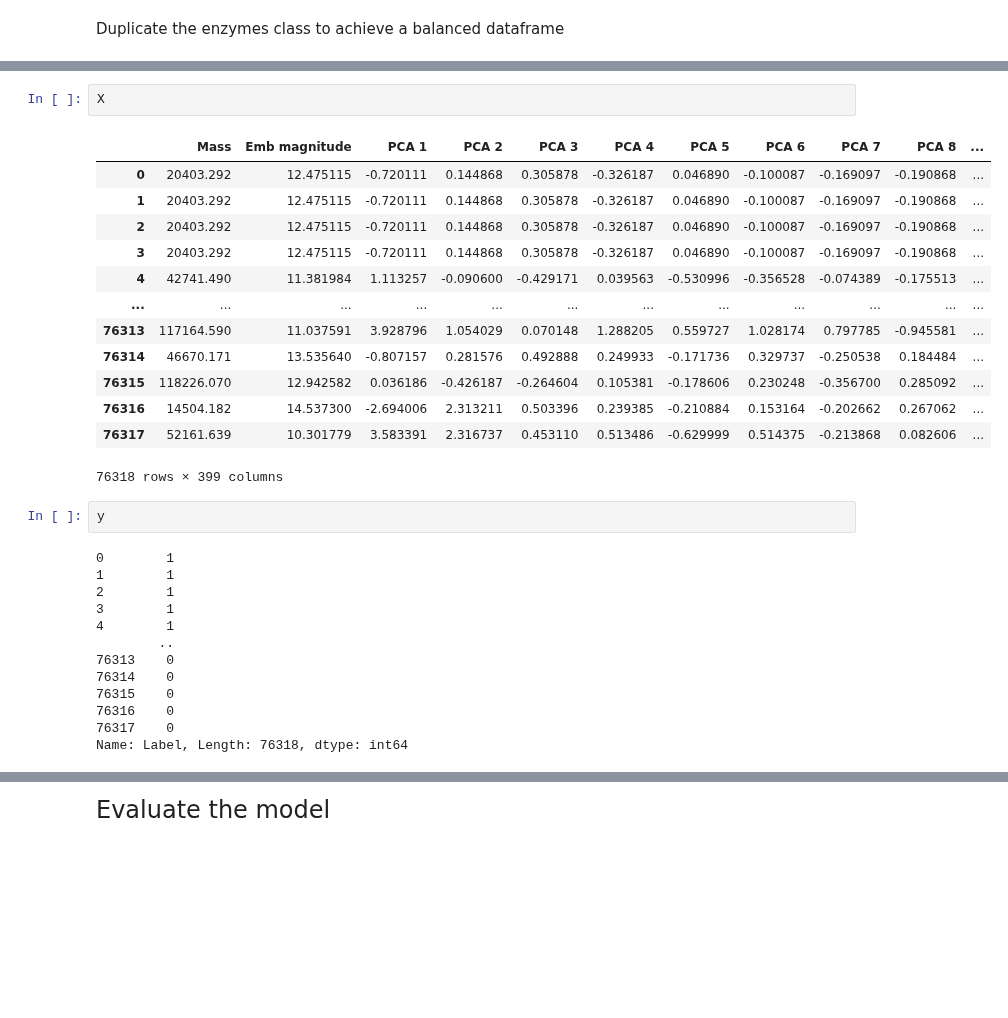
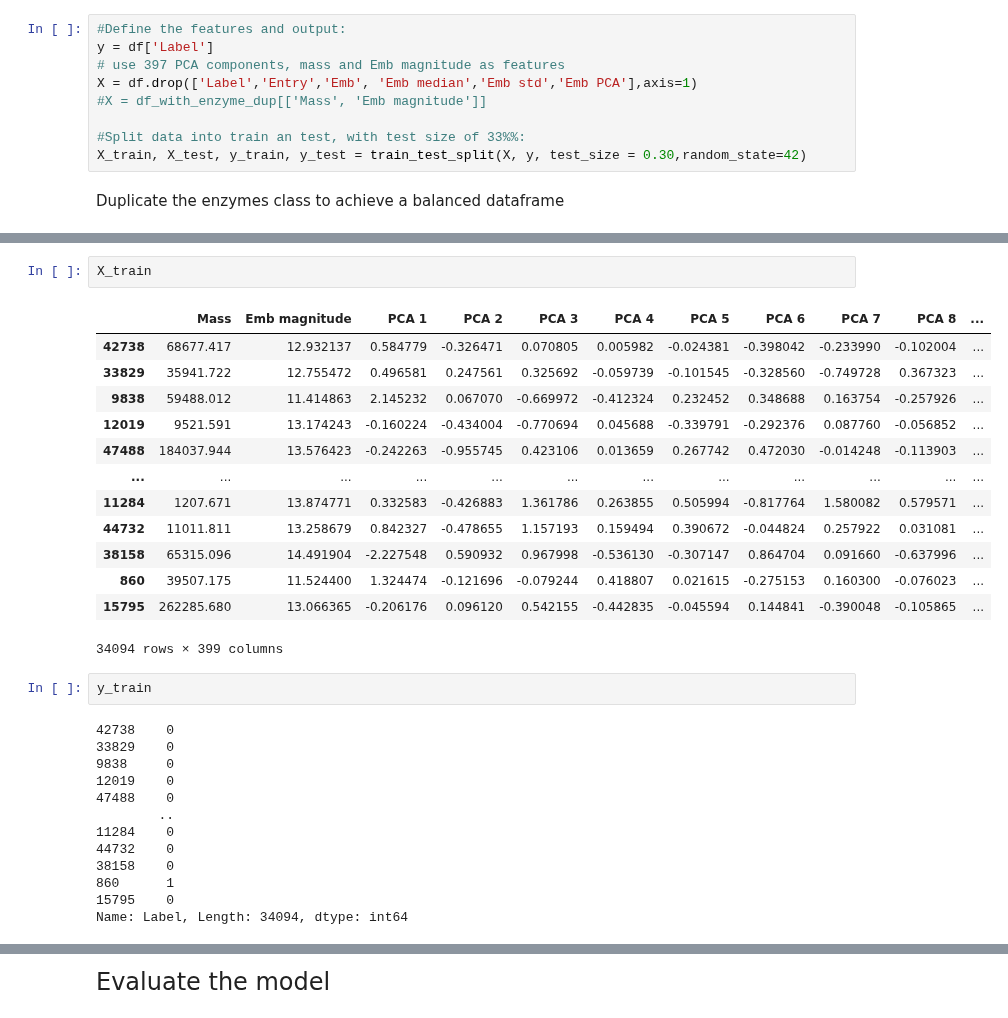
Before and after one commit to github4touchdouble/nnet-enzyme, a Jupyter notebook: random_forest/RandomForest_esm2.ipynb, the cells around one changed output, grey strips where cells are left out. Cells and saved outputs as stored; diff of their text form; blank space fills up the shorter version.

```diff
--- a/random_forest/RandomForest_esm2.ipynb
+++ b/random_forest/RandomForest_esm2.ipynb
@@ -324,2 +345,11 @@ df.to_csv(r'/home/trucbui/PBLGit/random_forest/split30_and_non_enzymes_with_esm2
+# %%
+#Define the features and output:
+y = df['Label']
+# use 397 PCA components, mass and Emb magnitude as features
+X = df.drop(['Label','Entry','Emb', 'Emb median','Emb std','Emb PCA'],axis=1)
+#X = df_with_enzyme_dup[['Mass', 'Emb magnitude']]
+
+#Split data into train an test, with test size of 33%%:
+X_train, X_test, y_train, y_test = train_test_split(X, y, test_size = 0.30,random_state=42)
 # %% [markdown]
 Duplicate the enzymes class to achieve a balanced dataframe
@@ -426,31 +356,31 @@ X_train, X_test, y_train, y_test = train_test_split(X, y, test_size = 0.30)
-# %%
-X
-# %% [output]
-|  | Mass | Emb magnitude | PCA 1 | PCA 2 | PCA 3 | PCA 4 | PCA 5 | PCA 6 | PCA 7 | PCA 8 | ... |
-| 0 | 20403.292 | 12.475115 | -0.720111 | 0.144868 | 0.305878 | -0.326187 | 0.046890 | -0.100087 | -0.169097 | -0.190868 | ... |
-| 1 | 20403.292 | 12.475115 | -0.720111 | 0.144868 | 0.305878 | -0.326187 | 0.046890 | -0.100087 | -0.169097 | -0.190868 | ... |
-| 2 | 20403.292 | 12.475115 | -0.720111 | 0.144868 | 0.305878 | -0.326187 | 0.046890 | -0.100087 | -0.169097 | -0.190868 | ... |
-| 3 | 20403.292 | 12.475115 | -0.720111 | 0.144868 | 0.305878 | -0.326187 | 0.046890 | -0.100087 | -0.169097 | -0.190868 | ... |
-| 4 | 42741.490 | 11.381984 | 1.113257 | -0.090600 | -0.429171 | 0.039563 | -0.530996 | -0.356528 | -0.074389 | -0.175513 | ... |
-| ... | ... | ... | ... | ... | ... | ... | ... | ... | ... | ... | ... |
-| 76313 | 117164.590 | 11.037591 | 3.928796 | 1.054029 | 0.070148 | 1.288205 | 0.559727 | 1.028174 | 0.797785 | -0.945581 | ... |
-| 76314 | 46670.171 | 13.535640 | -0.807157 | 0.281576 | 0.492888 | 0.249933 | -0.171736 | 0.329737 | -0.250538 | 0.184484 | ... |
-| 76315 | 118226.070 | 12.942582 | 0.036186 | -0.426187 | -0.264604 | 0.105381 | -0.178606 | 0.230248 | -0.356700 | 0.285092 | ... |
-| 76316 | 14504.182 | 14.537300 | -2.694006 | 2.313211 | 0.503396 | 0.239385 | -0.210884 | 0.153164 | -0.202662 | 0.267062 | ... |
-| 76317 | 52161.639 | 10.301779 | 3.583391 | 2.316737 | 0.453110 | 0.513486 | -0.629999 | 0.514375 | -0.213868 | 0.082606 | ... |
-76318 rows × 399 columns
-# %%
-y
-# %% [output]
-0        1
-1        1
-2        1
-3        1
-4        1
-        ..
-76313    0
-76314    0
-76315    0
-76316    0
-76317    0
-Name: Label, Length: 76318, dtype: int64
+# %%
+X_train
+# %% [output]
+|  | Mass | Emb magnitude | PCA 1 | PCA 2 | PCA 3 | PCA 4 | PCA 5 | PCA 6 | PCA 7 | PCA 8 | ... |
+| 42738 | 68677.417 | 12.932137 | 0.584779 | -0.326471 | 0.070805 | 0.005982 | -0.024381 | -0.398042 | -0.233990 | -0.102004 | ... |
+| 33829 | 35941.722 | 12.755472 | 0.496581 | 0.247561 | 0.325692 | -0.059739 | -0.101545 | -0.328560 | -0.749728 | 0.367323 | ... |
+| 9838 | 59488.012 | 11.414863 | 2.145232 | 0.067070 | -0.669972 | -0.412324 | 0.232452 | 0.348688 | 0.163754 | -0.257926 | ... |
+| 12019 | 9521.591 | 13.174243 | -0.160224 | -0.434004 | -0.770694 | 0.045688 | -0.339791 | -0.292376 | 0.087760 | -0.056852 | ... |
+| 47488 | 184037.944 | 13.576423 | -0.242263 | -0.955745 | 0.423106 | 0.013659 | 0.267742 | 0.472030 | -0.014248 | -0.113903 | ... |
+| ... | ... | ... | ... | ... | ... | ... | ... | ... | ... | ... | ... |
+| 11284 | 1207.671 | 13.874771 | 0.332583 | -0.426883 | 1.361786 | 0.263855 | 0.505994 | -0.817764 | 1.580082 | 0.579571 | ... |
+| 44732 | 11011.811 | 13.258679 | 0.842327 | -0.478655 | 1.157193 | 0.159494 | 0.390672 | -0.044824 | 0.257922 | 0.031081 | ... |
+| 38158 | 65315.096 | 14.491904 | -2.227548 | 0.590932 | 0.967998 | -0.536130 | -0.307147 | 0.864704 | 0.091660 | -0.637996 | ... |
+| 860 | 39507.175 | 11.524400 | 1.324474 | -0.121696 | -0.079244 | 0.418807 | 0.021615 | -0.275153 | 0.160300 | -0.076023 | ... |
+| 15795 | 262285.680 | 13.066365 | -0.206176 | 0.096120 | 0.542155 | -0.442835 | -0.045594 | 0.144841 | -0.390048 | -0.105865 | ... |
+34094 rows × 399 columns
+# %%
+y_train
+# %% [output]
+42738    0
+33829    0
+9838     0
+12019    0
+47488    0
+        ..
+11284    0
+44732    0
+38158    0
+860      1
+15795    0
+Name: Label, Length: 34094, dtype: int64
```
Also changed, not shown: parts of 30 cells of this notebook.
